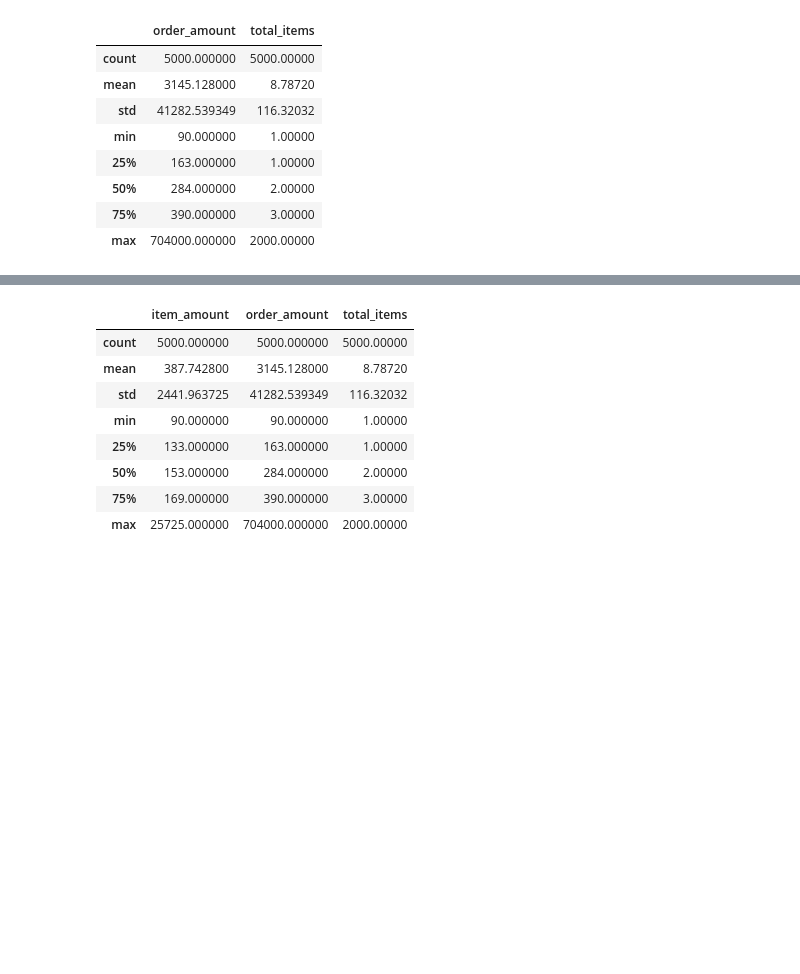
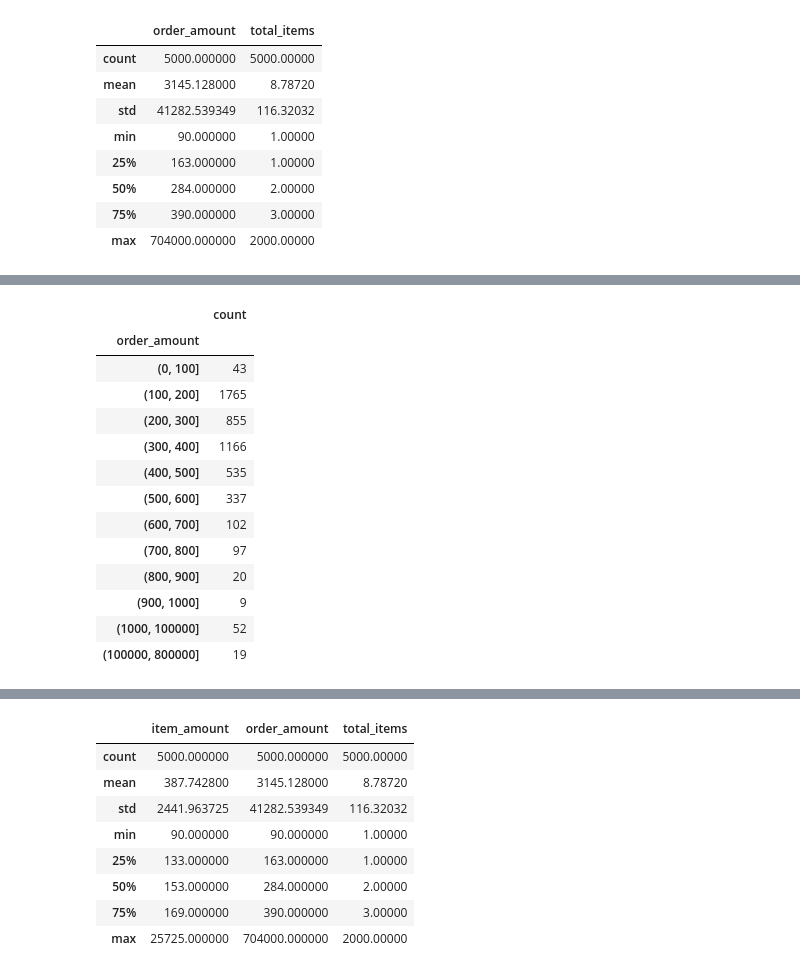
Before and after one commit to ohaanika/challenges, a Jupyter notebook: Shopify_Fall_2020_Data_Science_Intern_Challenge/submission.ipynb, the cells around one changed output, grey strips where cells are left out. Cells and saved outputs as stored; diff of their text form; code cells hidden in the pictures; blank space fills up the shorter version.

```diff
--- a/Shopify_Fall_2020_Data_Science_Intern_Challenge/submission.ipynb
+++ b/Shopify_Fall_2020_Data_Science_Intern_Challenge/submission.ipynb
@@ -87,0 +92,18 @@ sns.distplot(df['order_amount'])
+# %%
+bins = pd.cut(df['order_amount'], [0, 100, 200, 300, 400, 500, 600, 700, 800, 900, 1000, 100000, 800000])
+df.groupby(bins)['order_amount'].agg(['count']).head(50)
+# %% [output]
+|  | count |
+| order_amount |  |
+| (0, 100] | 43 |
+| (100, 200] | 1765 |
+| (200, 300] | 855 |
+| (300, 400] | 1166 |
+| (400, 500] | 535 |
+| (500, 600] | 337 |
+| (600, 700] | 102 |
+| (700, 800] | 97 |
+| (800, 900] | 20 |
+| (900, 1000] | 9 |
+| (1000, 100000] | 52 |
+| (100000, 800000] | 19 |
```
Also changed, not shown: parts of 15 cells of this notebook.
